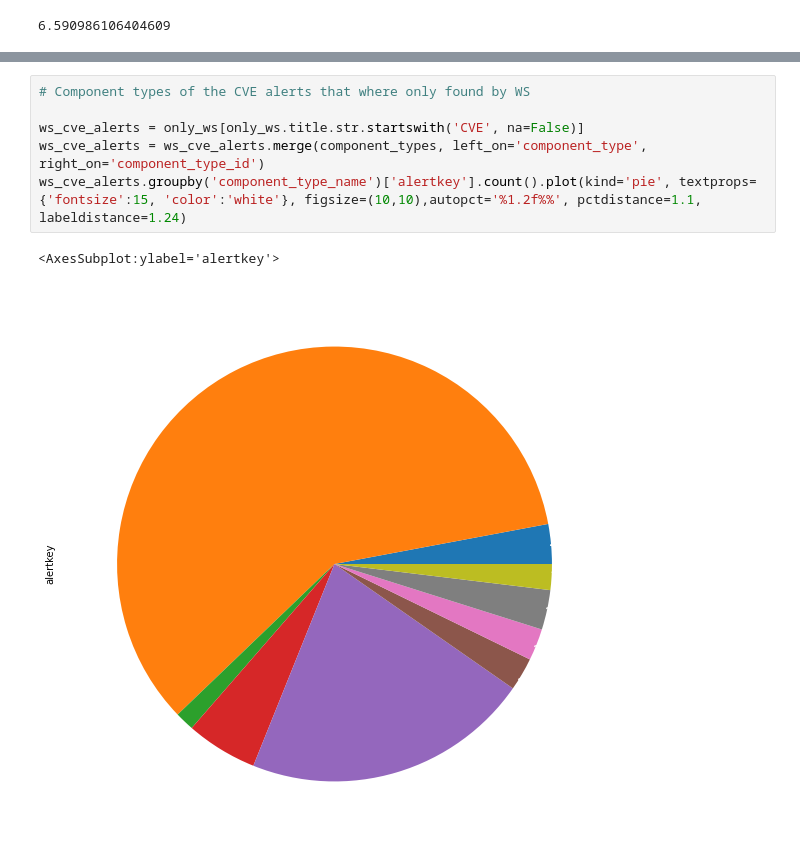
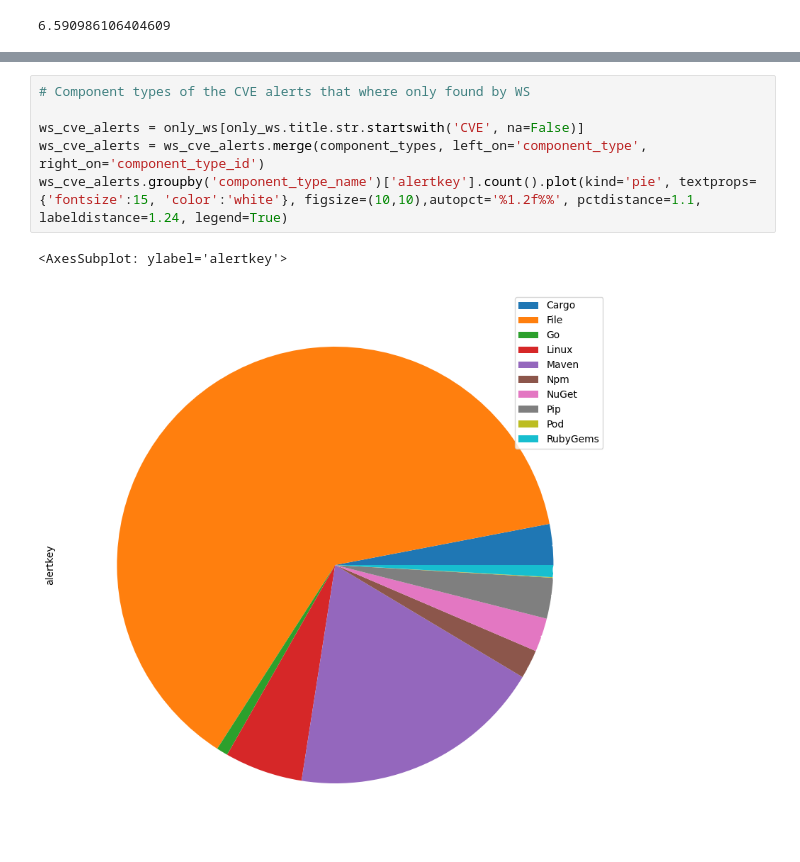
Before and after one commit to jcfiorenzano/data-providers-analysis, a Jupyter notebook: data-providers-analysis.ipynb, the cells around one changed output, grey strips where cells are left out. Drawn from its saved outputs; the diff is of its cells as text.

```diff
--- a/data-providers-analysis.ipynb
+++ b/data-providers-analysis.ipynb
@@ -103,10 +123,10 @@ plt.show()
 # %%
 # Component types of the CVE alerts that where only found by WS
 
 ws_cve_alerts = only_ws[only_ws.title.str.startswith('CVE', na=False)]
 ws_cve_alerts = ws_cve_alerts.merge(component_types, left_on='component_type', right_on='component_type_id')
 ws_cve_alerts.groupby('component_type_name')['alertkey'].count().plot(kind='pie', textprops={'fontsize':15, 'color':'white'}, figsize=(10,10),autopct='%1.2f%%', pctdistance=1.1,
-labeldistance=1.24)
+labeldistance=1.24, legend=True)
 # %% [output]
-<AxesSubplot:ylabel='alertkey'>
+<AxesSubplot: ylabel='alertkey'>
-[figure, old version]
+[figure, new version]
```
Also changed, not shown: parts of 19 cells of this notebook, 4 other files.
